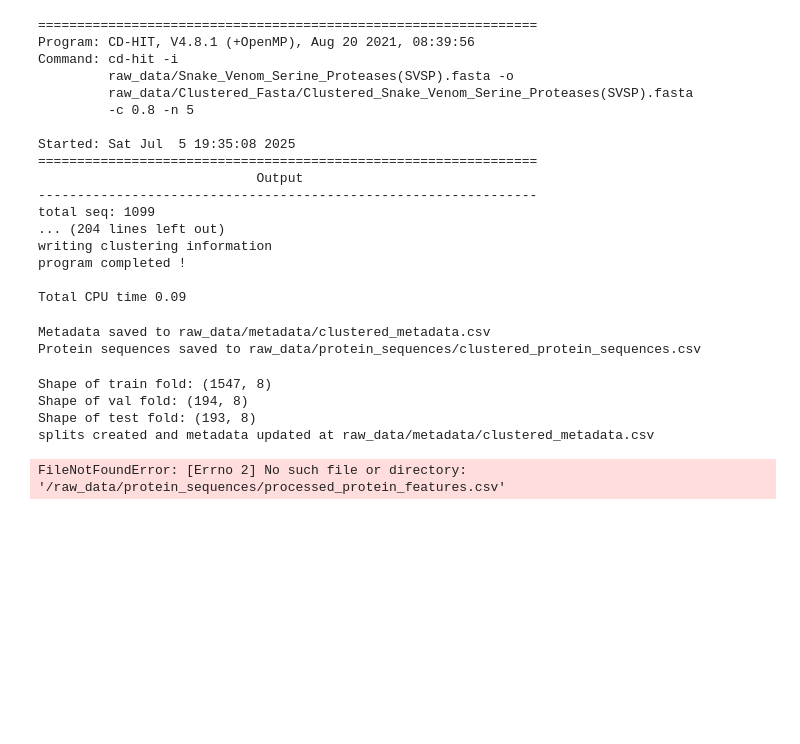
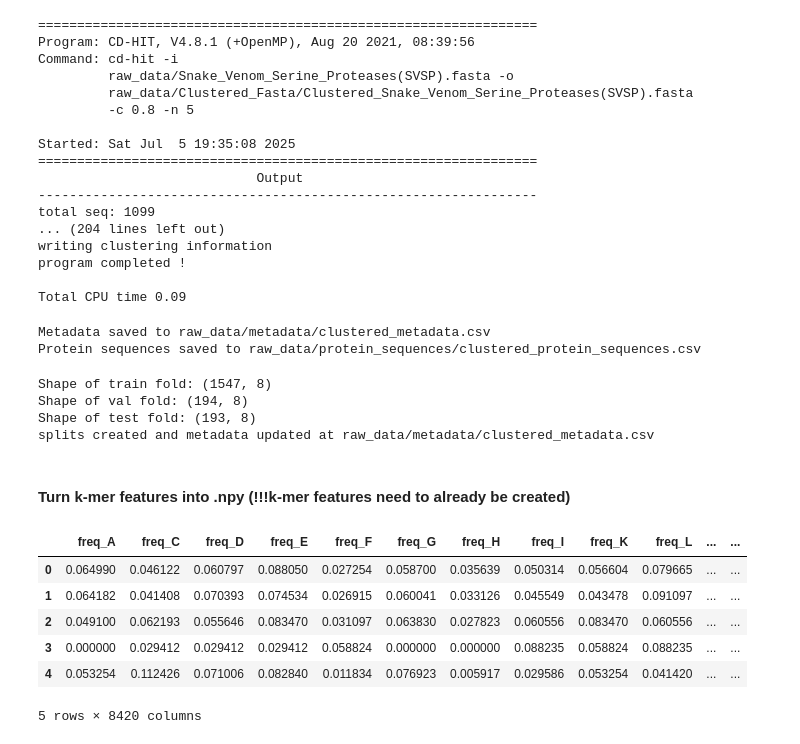
Before and after one commit to lukedrichard/Snake_Venom_Project, a Jupyter notebook: Notebooks/Dataset_Creation.ipynb, the cells around one changed output. Cells and saved outputs as stored; diff of their text form; code cells hidden in the pictures; blank space fills up the shorter version.

```diff
--- a/Notebooks/Dataset_Creation.ipynb
+++ b/Notebooks/Dataset_Creation.ipynb
@@ -337,8 +337,18 @@ metadata_df = pd.read_csv(path)
 label_to_index = {label: index for index, label in enumerate(sorted(metadata_df['protein'].unique()))}
 metadata_df['label_index'] = metadata_df['protein'].map(label_to_index)
 metadata_df.to_csv(path)
+# %% [markdown]
+#### Turn k-mer features into .npy (!!!k-mer features need to already be created)
 # %%
-df = pd.read_csv('/raw_data/protein_sequences/processed_protein_features.csv')
-df.head()
+
+features_df = pd.read_csv('raw_data/protein_sequences/processed_protein_features.csv')
+features_df = features_df.drop(['uniprot_id', 'protein_name'], axis=1)
+features_df.head()
 # %% [output]
+|  | freq_A | freq_C | freq_D | freq_E | freq_F | freq_G | freq_H | freq_I | freq_K | freq_L | ... | ... |
+| 0 | 0.064990 | 0.046122 | 0.060797 | 0.088050 | 0.027254 | 0.058700 | 0.035639 | 0.050314 | 0.056604 | 0.079665 | ... | ... |
+| 1 | 0.064182 | 0.041408 | 0.070393 | 0.074534 | 0.026915 | 0.060041 | 0.033126 | 0.045549 | 0.043478 | 0.091097 | ... | ... |
+| 2 | 0.049100 | 0.062193 | 0.055646 | 0.083470 | 0.031097 | 0.063830 | 0.027823 | 0.060556 | 0.083470 | 0.060556 | ... | ... |
+| 3 | 0.000000 | 0.029412 | 0.029412 | 0.029412 | 0.058824 | 0.000000 | 0.000000 | 0.088235 | 0.058824 | 0.088235 | ... | ... |
+| 4 | 0.053254 | 0.112426 | 0.071006 | 0.082840 | 0.011834 | 0.076923 | 0.005917 | 0.029586 | 0.053254 | 0.041420 | ... | ... |
-FileNotFoundError: [Errno 2] No such file or directory: '/raw_data/protein_sequences/processed_protein_features.csv'
+5 rows × 8420 columns
```
Also changed, not shown: parts of 1 cell of this notebook, 40 other files.
